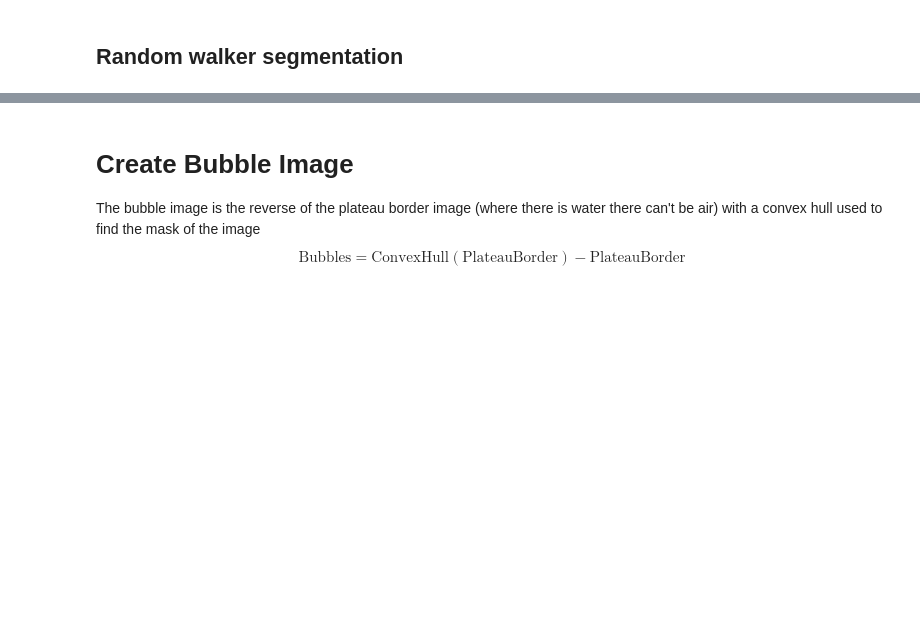
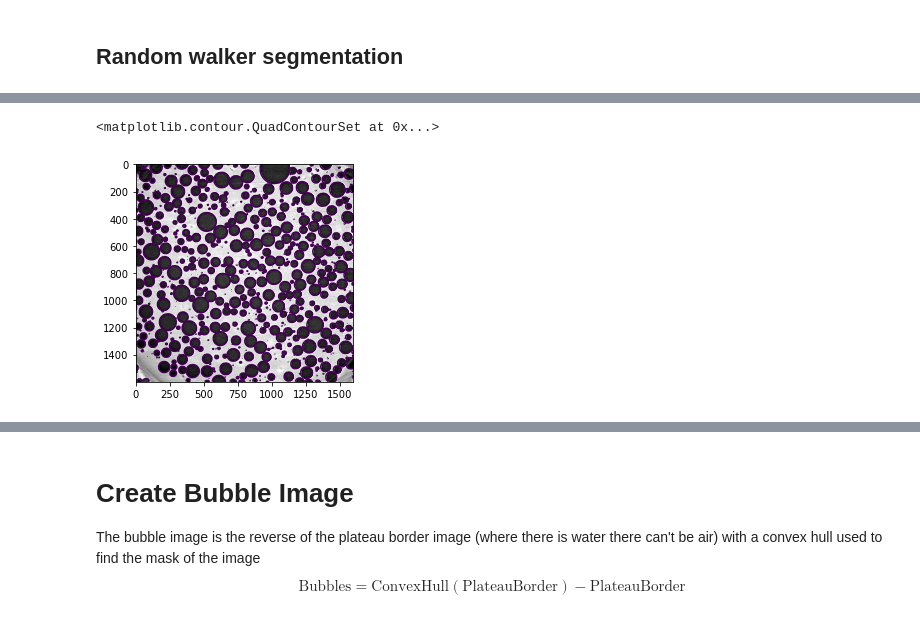
Before and after one commit to tomograms/tomography-notebooks, a Jupyter notebook: imquant_foam.ipynb, the cells around one changed output, grey strips where cells are left out. Saved outputs shown, nothing was run; the diff lists cells and outputs as text; code cells hidden in the pictures; blank space fills up the shorter version.

```diff
--- a/imquant_foam.ipynb
+++ b/imquant_foam.ipynb
@@ -106,0 +116,5 @@ plt.contour(rw[10], [1.5])
+# %%
+sh = stack_image.shape
+slab_halfheight = 16
+stack_image_slab = stack_image[sh[0]//2-slab_halfheight:sh[0]//2+slab_halfheight,:,:] # slab
+markers_slab = markers[sh[0]//2-slab_halfheight:sh[0]//2+slab_halfheight,:,:]
@@ -107 +128,7 @@ plt.contour(rw[10], [1.5])
+# %%
+plt.imshow(stack_image_slab[10], cmap='gray')
+plt.contour(rw_slab[10], [1.5])
+# %% [output]
+<matplotlib.contour.QuadContourSet at 0x...>
+[figure, added]
 # %%
```
Also changed, not shown: parts of 20 cells of this notebook, 2 other files.
